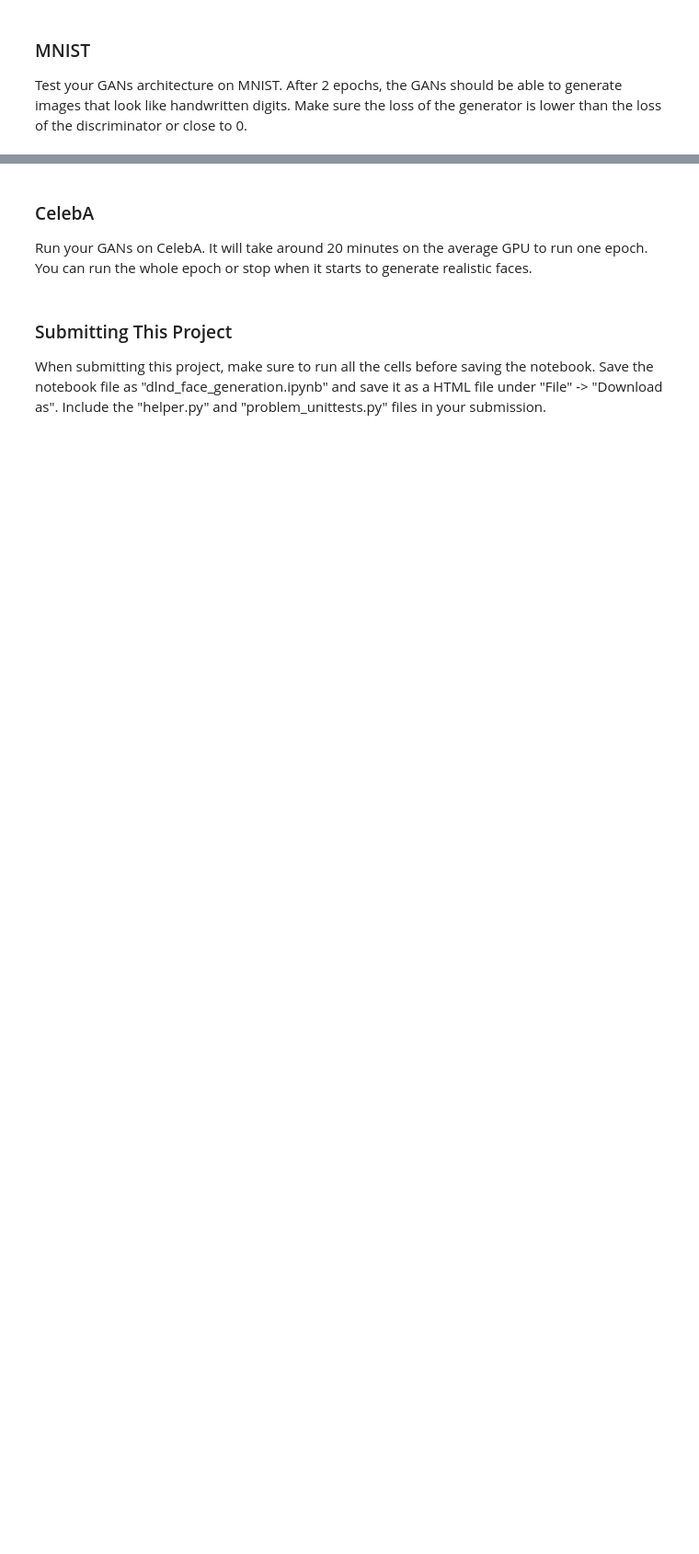
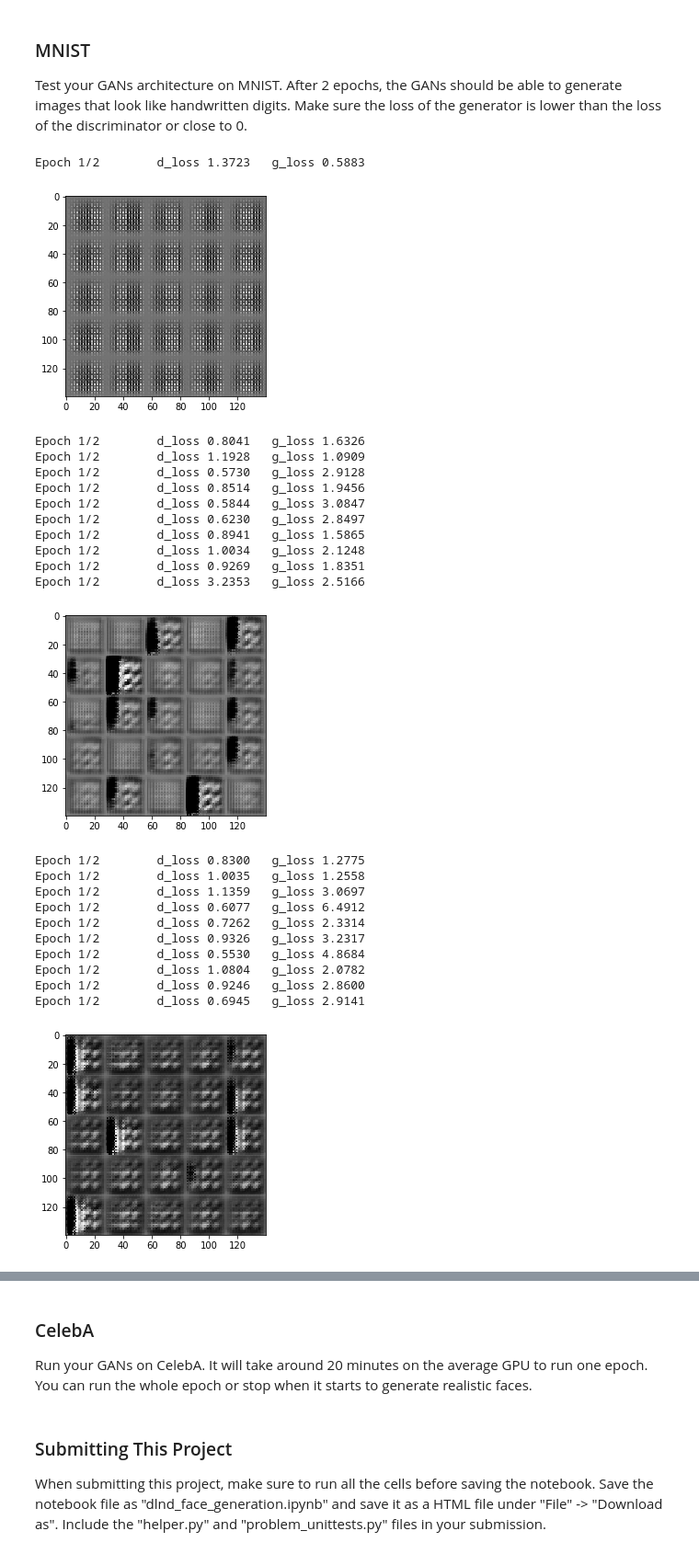
Before and after one commit to racersmith/DLFND, a Jupyter notebook: face_generation/dlnd_face_generation.ipynb, the cells around one changed output, grey strips where cells are left out. Shown at 92% size. Cells and saved outputs as stored; diff of their text form; code cells hidden in the pictures; blank space fills up the shorter version.

Commit message:
First training network Training on MNIST tuning still required.

```diff
--- a/face_generation/dlnd_face_generation.ipynb
+++ b/face_generation/dlnd_face_generation.ipynb
@@ -223,0 +194,17 @@ for k, s, p in zip(kernels, strides, padding):
+# %%
+g_filters = [512, 256, 128, 'channels']
+g_kernels = [5, 5, 5, 5]
+g_strides = [2, 2, 2, 1]
+g_padding = ['same', 'same', 'same', 'valid']
+
+print('z_dim')
+first_layer_size = 3
+dense_size = 1024
+print("  Dense layer and reshape to:")
+print("{}x{}x{}".format(first_layer_size,first_layer_size,dense_size))
+
+w = first_layer_size
+for f, k, s, p in zip(g_filters, g_kernels, g_strides, g_padding):
+    print("  conv2d_transpose(x, {}, {}, strides={}, padding={})".format(f, k, s, p))
+    w = utils.deconv_output_length(w, k, p, s)
+    print("{}x{}x{}".format(w,w,f))
@@ -276,21 +273,21 @@ def model_loss(input_real, input_z, out_channel_dim):
     :param out_channel_dim: The number of channels in the output image
     :return: A tuple of (discriminator loss, generator loss)
     """
-    # TODO: Implement Function
+
     smooth = 0.01
 
     d_logits_real = discriminator(input_real, reuse=False)
     real_labels = (1-smooth) * tf.ones_like(d_logits_real)
-    d_loss_real = tf.reduce_mean(tf.nn.softmax_cross_entropy_with_logits(logits=d_logits_real, labels=real_labels))
+    d_loss_real = tf.reduce_mean(tf.nn.sigmoid_cross_entropy_with_logits(logits=d_logits_real, labels=real_labels))
 
     input_fake = generator(input_z, out_channel_dim, is_train=True)
 
     d_logits_fake = discriminator(input_fake, reuse=True)
     fake_labels = tf.zeros_like(d_logits_fake)
-    d_loss_fake = tf.reduce_mean(tf.nn.softmax_cross_entropy_with_logits(logits=d_logits_fake, labels=fake_labels))
+    d_loss_fake = tf.reduce_mean(tf.nn.sigmoid_cross_entropy_with_logits(logits=d_logits_fake, labels=fake_labels))
 
     d_loss = d_loss_fake + d_loss_real
-    g_loss = tf.reduce_mean(tf.nn.softmax_cross_entropy_with_logits(logits=d_logits_fake, labels=real_labels))
+    g_loss = tf.reduce_mean(tf.nn.sigmoid_cross_entropy_with_logits(logits=d_logits_fake, labels=real_labels))
 
     return d_loss, g_loss
 
@@ -314,9 +311,15 @@ def model_opt(d_loss, g_loss, learning_rate, beta1):
     :param beta1: The exponential decay rate for the 1st moment in the optimizer
     :return: A tuple of (discriminator training operation, generator training operation)
     """
-    # TODO: Implement Function
 
-    return None, None
+    d_vars = tf.trainable_variables(scope='discriminator')
+    g_vars = tf.trainable_variables(scope='generator')
+
+    with tf.control_dependencies(tf.get_collection(tf.GraphKeys.UPDATE_OPS)):
+        d_train_opt = tf.train.AdamOptimizer(learning_rate, beta1=beta1).minimize(d_loss, var_list=d_vars)
+        g_train_opt = tf.train.AdamOptimizer(learning_rate, beta1=beta1).minimize(g_loss, var_list=g_vars)
+
+    return d_train_opt, g_train_opt
 
 
 """
@@ -386,18 +429,44 @@ def train(epoch_count, batch_size, z_dim, learning_rate, beta1, get_batches, dat
 ### MNIST
 Test your GANs architecture on MNIST.  After 2 epochs, the GANs should be able to generate images that look like handwritten digits.  Make sure the loss of the generator is lower than the loss of the discriminator or close to 0.
 # %%
-batch_size = None
-z_dim = None
-learning_rate = None
-beta1 = None
+batch_size = 32
+z_dim = 100
+learning_rate = 0.001
+beta1 = 0.5
 
 
 """
 DON'T MODIFY ANYTHING IN THIS CELL THAT IS BELOW THIS LINE
 """
 epochs = 2
 
 mnist_dataset = helper.Dataset('mnist', glob(os.path.join(data_dir, 'mnist/*.jpg')))
+
 with tf.Graph().as_default():
     train(epochs, batch_size, z_dim, learning_rate, beta1, mnist_dataset.get_batches,
           mnist_dataset.shape, mnist_dataset.image_mode)
+# %% [output]
+Epoch 1/2        d_loss 1.3723   g_loss 0.5883
+[figure, added]
+Epoch 1/2        d_loss 0.8041   g_loss 1.6326
+Epoch 1/2        d_loss 1.1928   g_loss 1.0909
+Epoch 1/2        d_loss 0.5730   g_loss 2.9128
+Epoch 1/2        d_loss 0.8514   g_loss 1.9456
+Epoch 1/2        d_loss 0.5844   g_loss 3.0847
+Epoch 1/2        d_loss 0.6230   g_loss 2.8497
+Epoch 1/2        d_loss 0.8941   g_loss 1.5865
+Epoch 1/2        d_loss 1.0034   g_loss 2.1248
+Epoch 1/2        d_loss 0.9269   g_loss 1.8351
+Epoch 1/2        d_loss 3.2353   g_loss 2.5166
+[figure, added]
+Epoch 1/2        d_loss 0.8300   g_loss 1.2775
+Epoch 1/2        d_loss 1.0035   g_loss 1.2558
+Epoch 1/2        d_loss 1.1359   g_loss 3.0697
+Epoch 1/2        d_loss 0.6077   g_loss 6.4912
+Epoch 1/2        d_loss 0.7262   g_loss 2.3314
+Epoch 1/2        d_loss 0.9326   g_loss 3.2317
+Epoch 1/2        d_loss 0.5530   g_loss 4.8684
+Epoch 1/2        d_loss 1.0804   g_loss 2.0782
+Epoch 1/2        d_loss 0.9246   g_loss 2.8600
+Epoch 1/2        d_loss 0.6945   g_loss 2.9141
+[figure, added]
```
Also changed, not shown: parts of 11 cells of this notebook.
